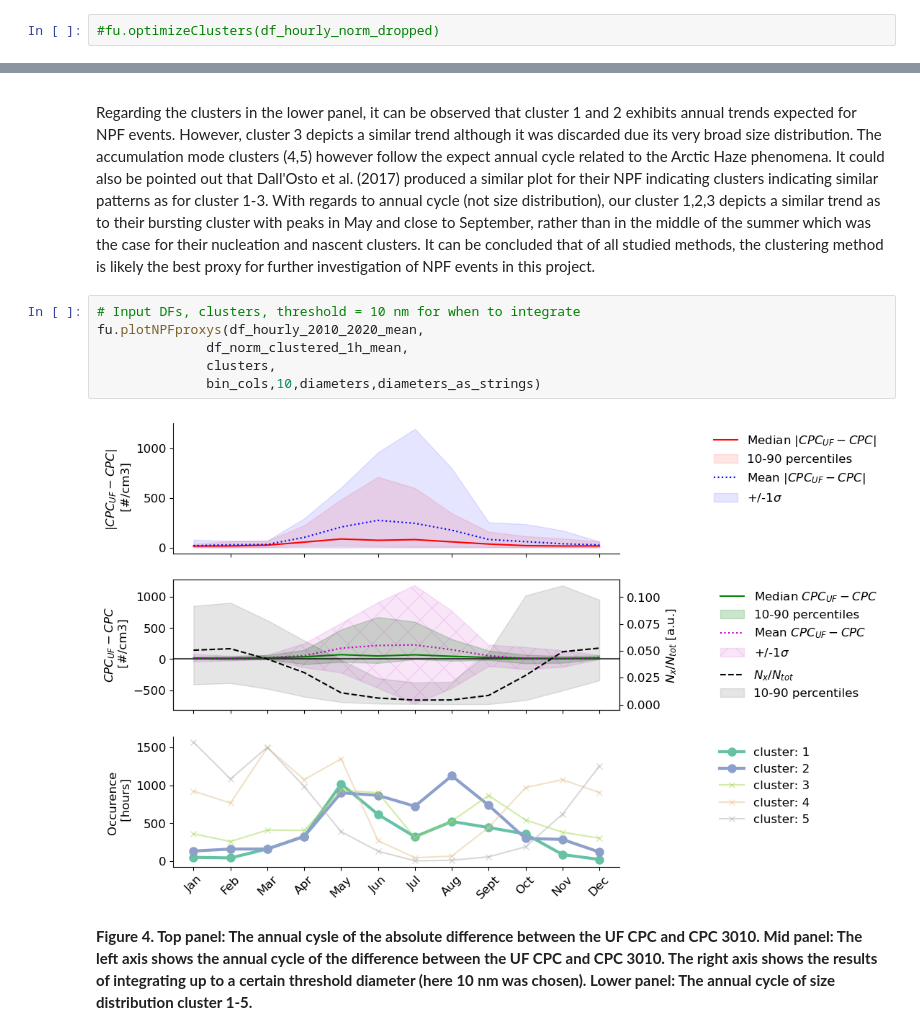
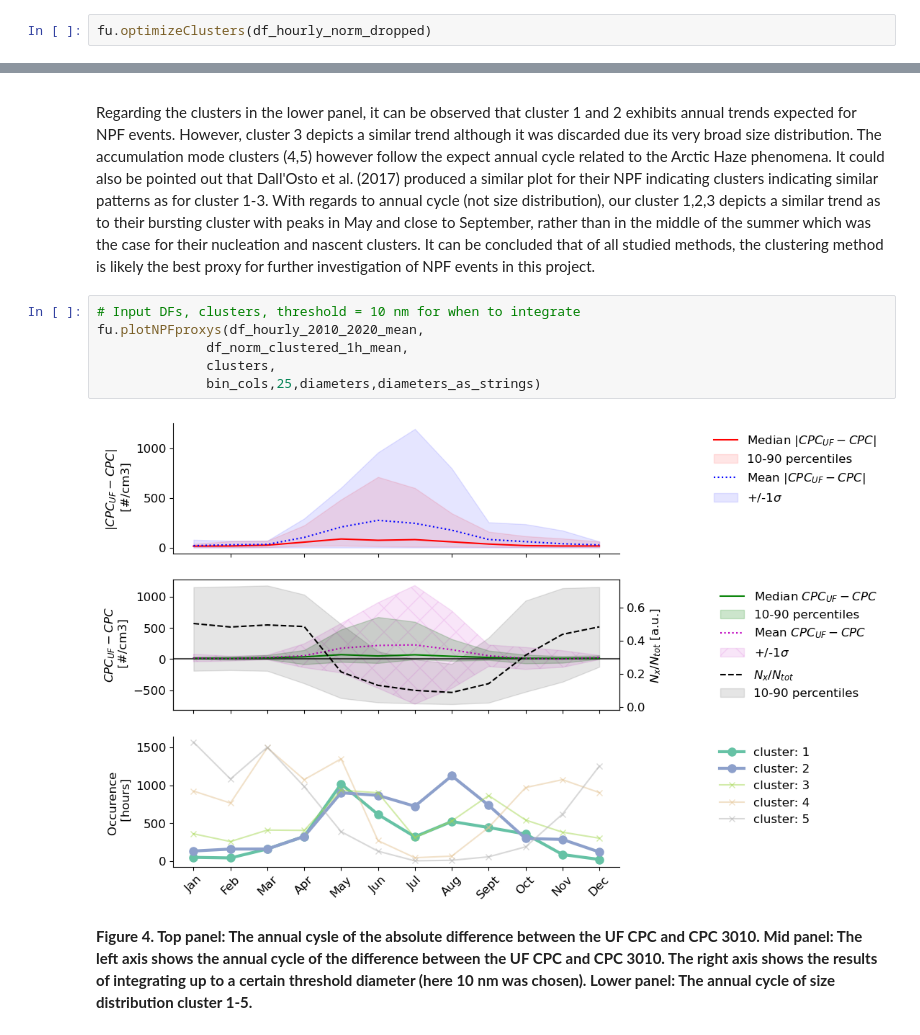
Before and after one commit to eScience-course/Tjaernoe2022-group3, a Jupyter notebook: notebooks/ReportLovisaFirstDraftRevision.ipynb, the cells around one changed output, grey strips where cells are left out. Drawn from its saved outputs; the diff is of its cells as text.

```diff
--- a/notebooks/ReportLovisaFirstDraftRevision.ipynb
+++ b/notebooks/ReportLovisaFirstDraftRevision.ipynb
@@ -149,4 +153,4 @@ The Silouette score generates a number between -1 and 1. The closer the Silouett
 
 Optimization was done for varying *k* between 2 and 13 clusters.
 # %%
-#fu.optimizeClusters(df_hourly_norm_dropped)
+fu.optimizeClusters(df_hourly_norm_dropped)
@@ -222,11 +228,11 @@ Regarding the clusters in the lower panel, it can be observed that cluster 1 and
 # %%
 # Input DFs, clusters, threshold = 10 nm for when to integrate
 fu.plotNPFproxys(df_hourly_2010_2020_mean,
               df_norm_clustered_1h_mean,
               clusters,
-              bin_cols,10,diameters,diameters_as_strings)
+              bin_cols,25,diameters,diameters_as_strings)
 # %% [output]
-[figure, old version]
+[figure, new version]
 # %% [markdown]
 **Figure 4. Top panel: The annual cysle of the absolute difference between the UF CPC and CPC 3010. Mid panel: The left axis shows the annual cycle of the difference between the UF CPC and CPC 3010. The right axis shows the results of integrating up to a certain threshold diameter (here 10 nm was chosen). Lower panel: The annual cycle of size distribution cluster 1-5.**
 # %% [markdown]
```
Also changed, not shown: parts of 20 cells of this notebook.
